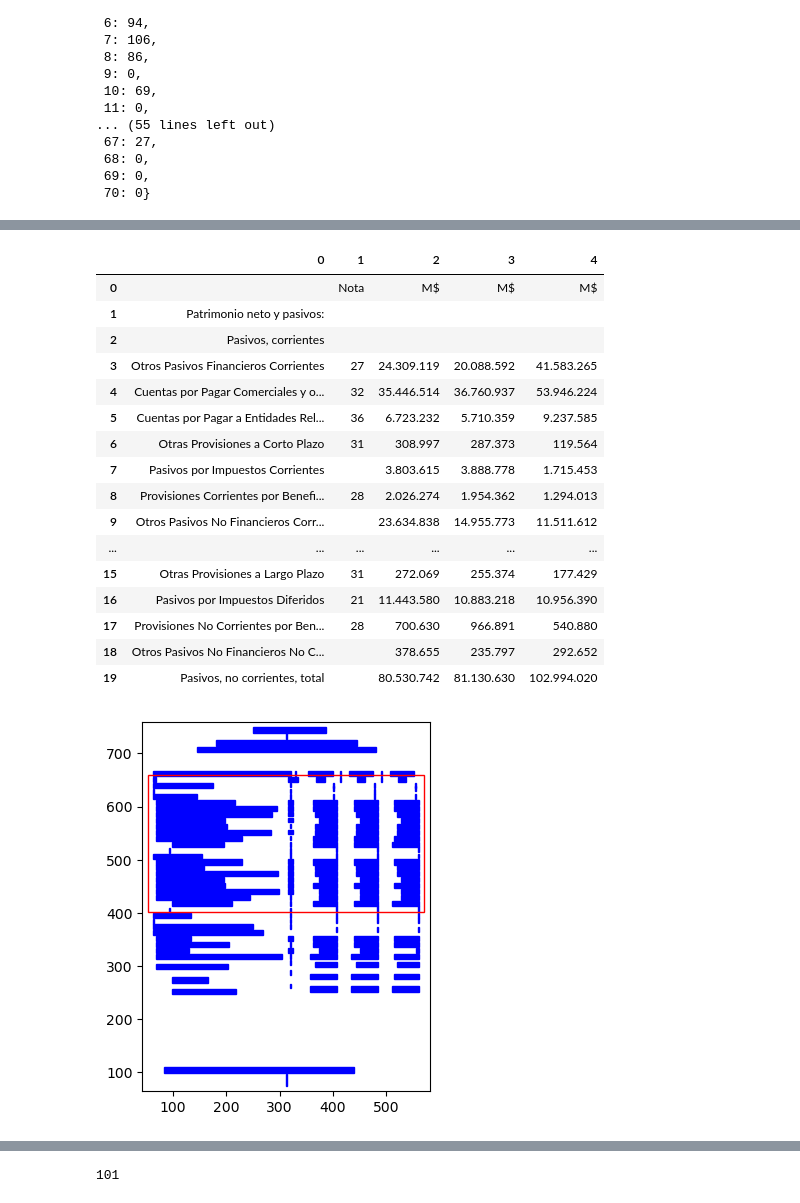
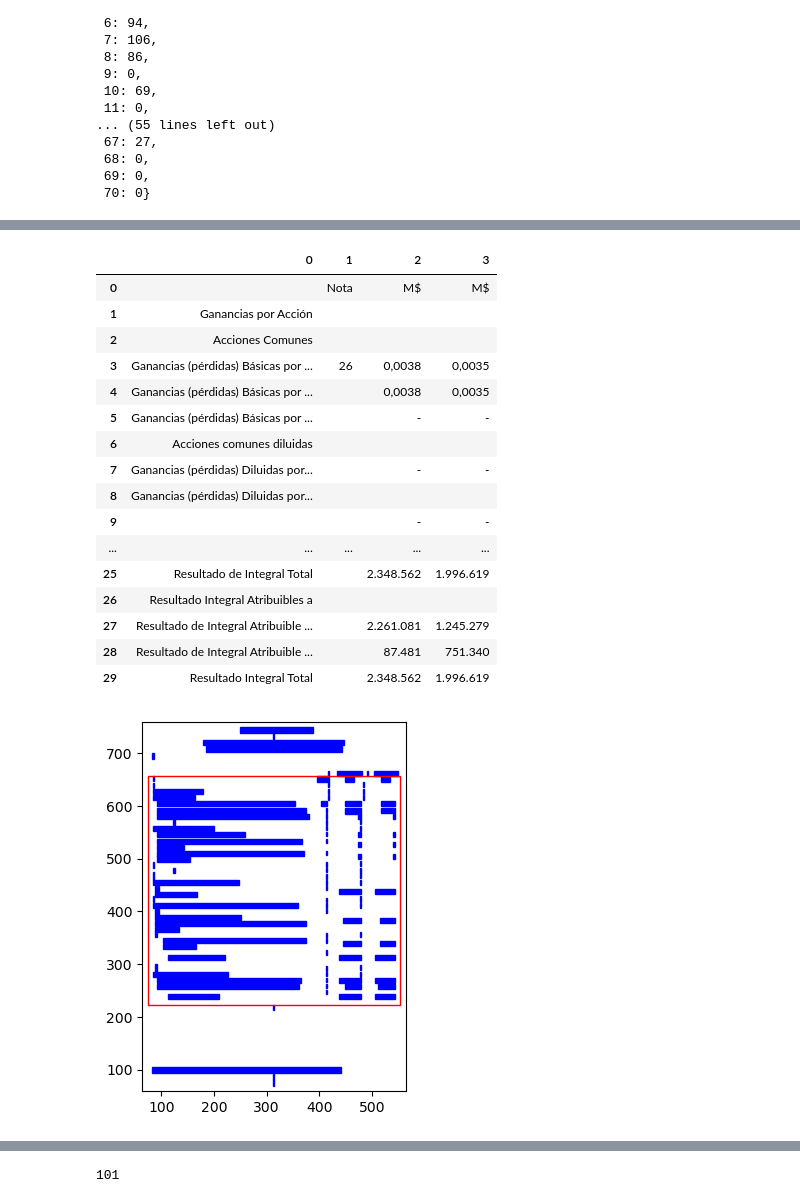
Before and after one commit to atagle123/LV_project, a Jupyter notebook: test.ipynb, the cells around one changed output, grey strips where cells are left out. Saved outputs shown, nothing was run; the diff lists cells and outputs as text; code cells hidden in the pictures.

```diff
--- a/test.ipynb
+++ b/test.ipynb
@@ -358,27 +440,34 @@ import camelot
+# %%
+from camelot import read_pdf
+
+pdf_path = "Estados_financieros_2010_03-páginas.pdf"
+#df = read_pdf(pdf_path,pages="all",stream=True)
+df = read_pdf(pdf_path,flavor='stream',pages="all",row_tol=5, strip_text='\n',edge_tol=10000,column_tol=0)#,layout_kwargs={"boxes_flow":1})
 # %%
-df[3].df
+df[2].df
 # %% [output]
-|  | 0 | 1 | 2 | 3 | 4 |
-| 0 |  | Nota | M$ | M$ | M$ |
-| 1 | Patrimonio neto y pasivos: |  |  |  |  |
-| 2 | Pasivos, corrientes |  |  |  |  |
-| 3 | Otros Pasivos Financieros Corrientes | 27 | 24.309.119 | 20.088.592 | 41.583.265 |
-| 4 | Cuentas por Pagar Comerciales y o... | 32 | 35.446.514 | 36.760.937 | 53.946.224 |
-| 5 | Cuentas por Pagar a Entidades Rel... | 36 | 6.723.232 | 5.710.359 | 9.237.585 |
-| 6 | Otras Provisiones a Corto Plazo | 31 | 308.997 | 287.373 | 119.564 |
-| 7 | Pasivos por Impuestos Corrientes |  | 3.803.615 | 3.888.778 | 1.715.453 |
-| 8 | Provisiones Corrientes por Benefi... | 28 | 2.026.274 | 1.954.362 | 1.294.013 |
-| 9 | Otros Pasivos No Financieros Corr... |  | 23.634.838 | 14.955.773 | 11.511.612 |
-| ... | ... | ... | ... | ... | ... |
-| 15 | Otras Provisiones a Largo Plazo | 31 | 272.069 | 255.374 | 177.429 |
-| 16 | Pasivos por Impuestos Diferidos | 21 | 11.443.580 | 10.883.218 | 10.956.390 |
-| 17 | Provisiones No Corrientes por Ben... | 28 | 700.630 | 966.891 | 540.880 |
-| 18 | Otros Pasivos No Financieros No C... |  | 378.655 | 235.797 | 292.652 |
-| 19 | Pasivos, no corrientes, total |  | 80.530.742 | 81.130.630 | 102.994.020 |
+|  | 0 | 1 | 2 | 3 |
+| 0 |  | Nota | M$ | M$ |
+| 1 | Ganancias por Acción |  |  |  |
+| 2 | Acciones Comunes |  |  |  |
+| 3 | Ganancias (pérdidas) Básicas por ... | 26 | 0,0038 | 0,0035 |
+| 4 | Ganancias (pérdidas) Básicas por ... |  | 0,0038 | 0,0035 |
+| 5 | Ganancias (pérdidas) Básicas por ... |  | - | - |
+| 6 | Acciones comunes diluidas |  |  |  |
+| 7 | Ganancias (pérdidas) Diluidas por... |  | - | - |
+| 8 | Ganancias (pérdidas) Diluidas por... |  |  |  |
+| 9 |  |  | - | - |
+| ... | ... | ... | ... | ... |
+| 25 | Resultado de Integral Total |  | 2.348.562 | 1.996.619 |
+| 26 | Resultado Integral Atribuibles a |  |  |  |
+| 27 | Resultado de Integral Atribuible ... |  | 2.261.081 | 1.245.279 |
+| 28 | Resultado de Integral Atribuible ... |  | 87.481 | 751.340 |
+| 29 | Resultado Integral Total |  | 2.348.562 | 1.996.619 |
 # %%
-camelot.plot(df[3], kind='contour').show()
+import camelot
+camelot.plot(df[2], kind='contour').show()
 # %% [output]
-[figure, old version]
+[figure, new version]
 # %%
 pdf_path='data/industrydata/besalco/raw/pdf_financials/Estados_financieros_2010_03.pdf'
 pdf_tables_instance=PDF_tables(pdf_path)
```
Also changed, not shown: parts of 8 cells of this notebook, 1 other file.
